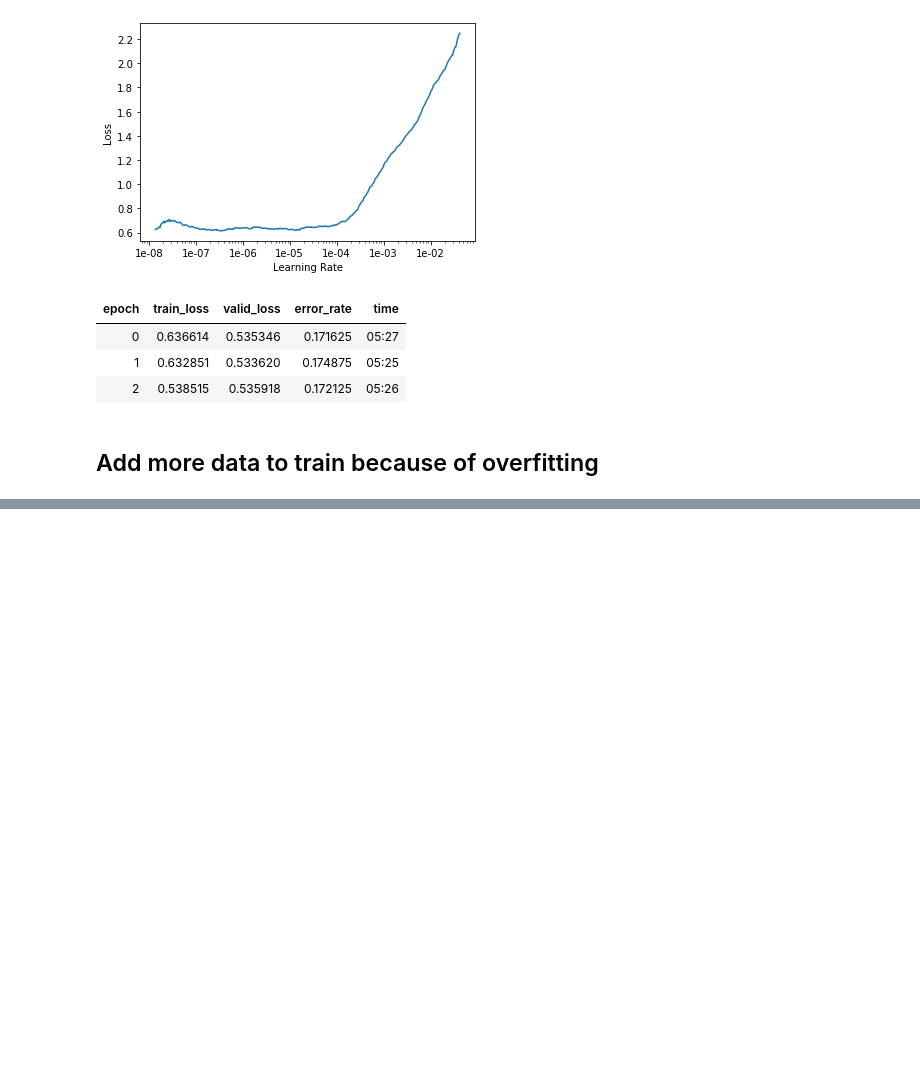
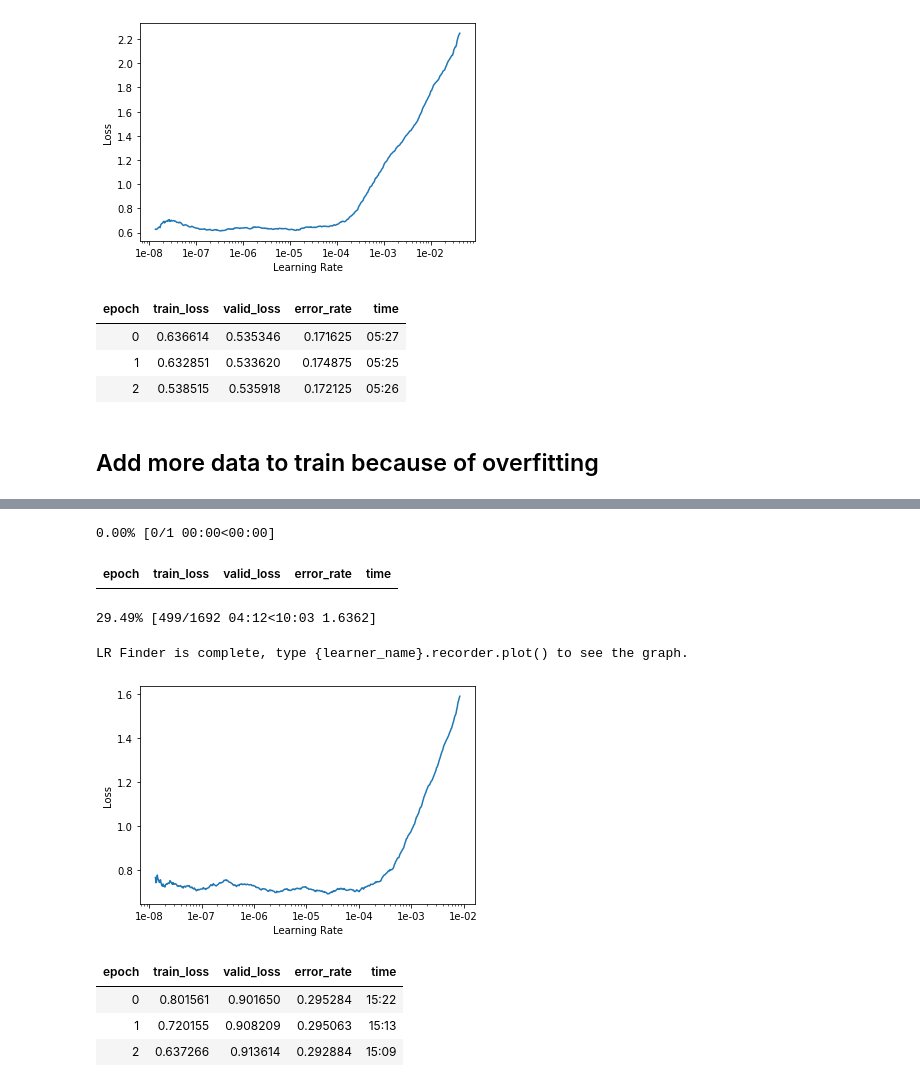
Before and after one commit to Arden-Zhu/fashion_net2, a Jupyter notebook: DeepFashion_classifer_by_category_picked.ipynb, the cells around one changed output, grey strips where cells are left out. Cells and saved outputs as stored; diff of their text form; code cells hidden in the pictures; blank space fills up the shorter version.

```diff
--- a/DeepFashion_classifer_by_category_picked.ipynb
+++ b/DeepFashion_classifer_by_category_picked.ipynb
@@ -318,0 +393,17 @@ learn.recorder.plot()
+# %%
+learn.lr_find(start_lr=1e-8, end_lr=1e-2, num_it=500)
+learn.recorder.plot()
+# %% [output]
+0.00% [0/1 00:00<00:00]
+| epoch | train_loss | valid_loss | error_rate | time |
+29.49% [499/1692 04:12<10:03 1.6362]
+LR Finder is complete, type {learner_name}.recorder.plot() to see the graph.
+[figure, added]
+# %%
+learn.fit_one_cycle(3, max_lr=6e-5)
+learn.save('stage-10-1')
+# %% [output]
+| epoch | train_loss | valid_loss | error_rate | time |
+| 0 | 0.801561 | 0.901650 | 0.295284 | 15:22 |
+| 1 | 0.720155 | 0.908209 | 0.295063 | 15:13 |
+| 2 | 0.637266 | 0.913614 | 0.292884 | 15:09 |
```
Also changed, not shown: parts of 16 cells of this notebook.
